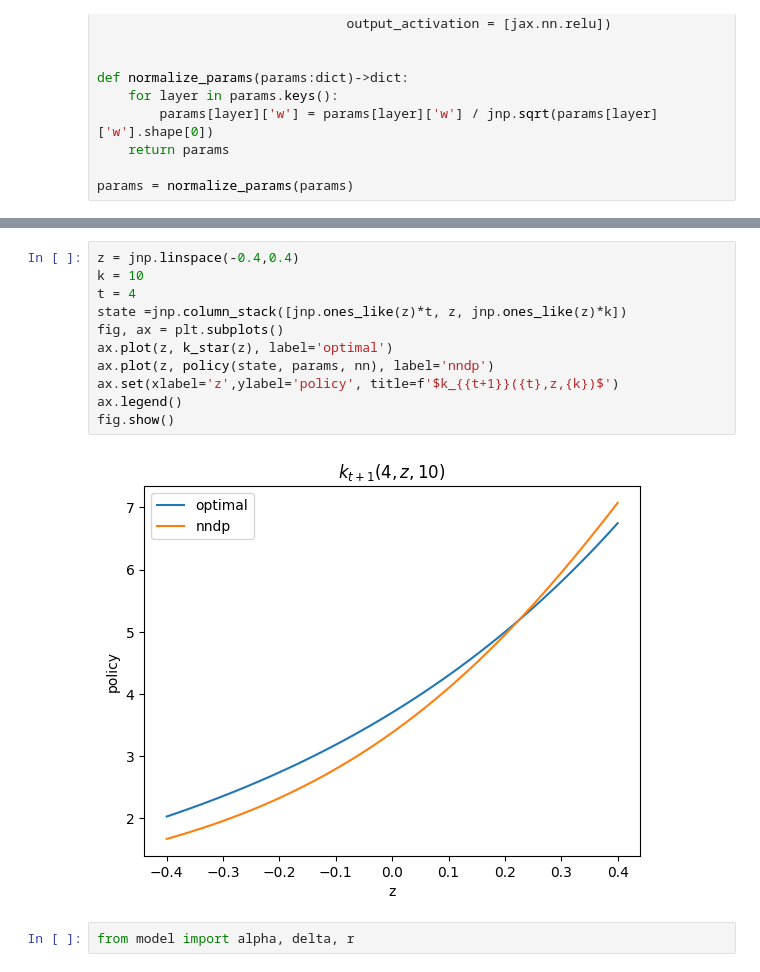
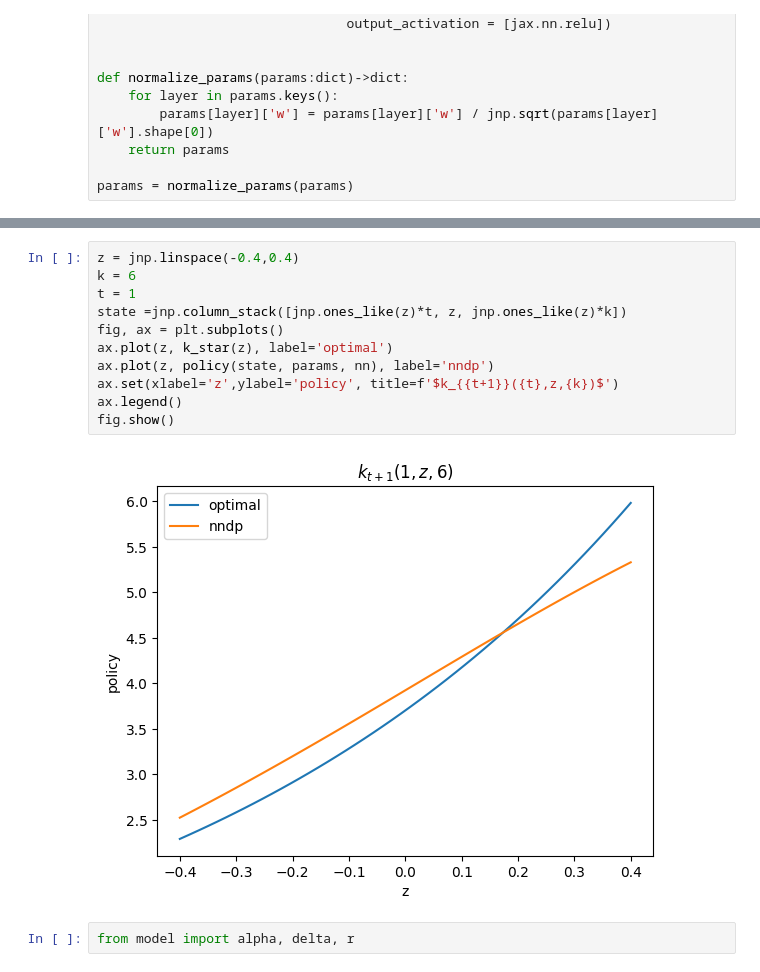
Before and after one commit to marcdelabarrera/nndp, a Jupyter notebook: docs/source/notebooks/firm_dynamics/main.ipynb, the cells around one changed output, grey strips where cells are left out. Saved outputs shown, nothing was run; the diff lists cells and outputs as text.

```diff
--- a/docs/source/notebooks/firm_dynamics/main.ipynb
+++ b/docs/source/notebooks/firm_dynamics/main.ipynb
@@ -80,16 +56,16 @@ result.plot_convergence()
 # %%
 z = jnp.linspace(-0.4,0.4)
-k = 10
-t = 4
+k = 6
+t = 1
 state =jnp.column_stack([jnp.ones_like(z)*t, z, jnp.ones_like(z)*k])
 fig, ax = plt.subplots()
 ax.plot(z, k_star(z), label='optimal')
 ax.plot(z, policy(state, params, nn), label='nndp')
 ax.set(xlabel='z',ylabel='policy', title=f'$k_{{t+1}}({t},z,{k})$')
 ax.legend()
 fig.show()
 # %% [output]
-[figure, old version]
+[figure, new version]
 # %%
 from model import alpha, delta, r
 # %%
```
Also changed, not shown: parts of 17 cells of this notebook, 2 other files.
